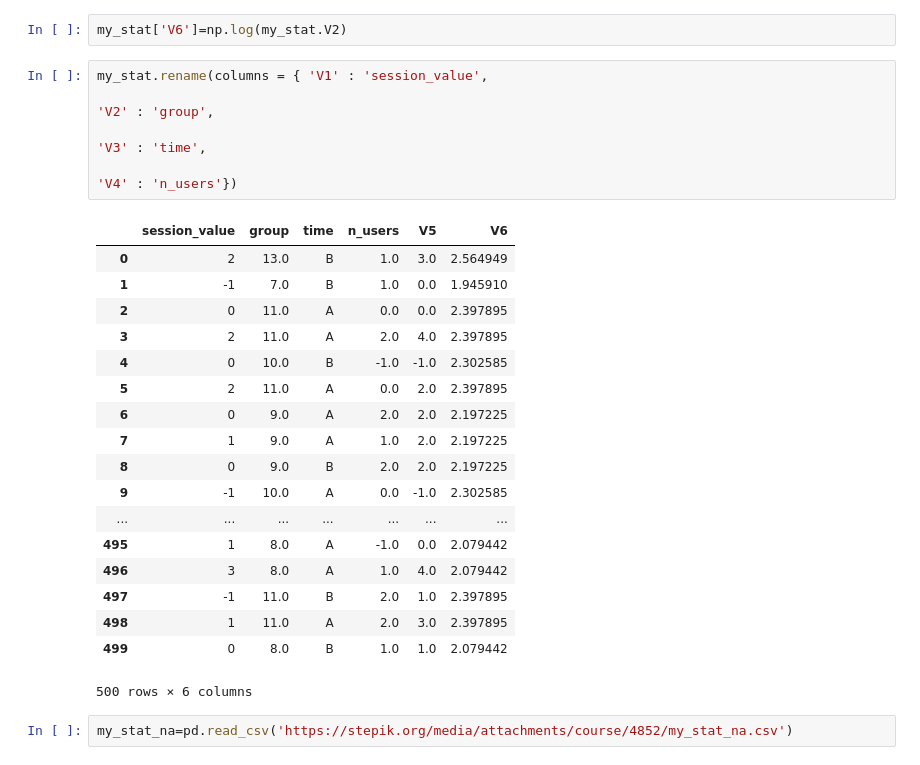
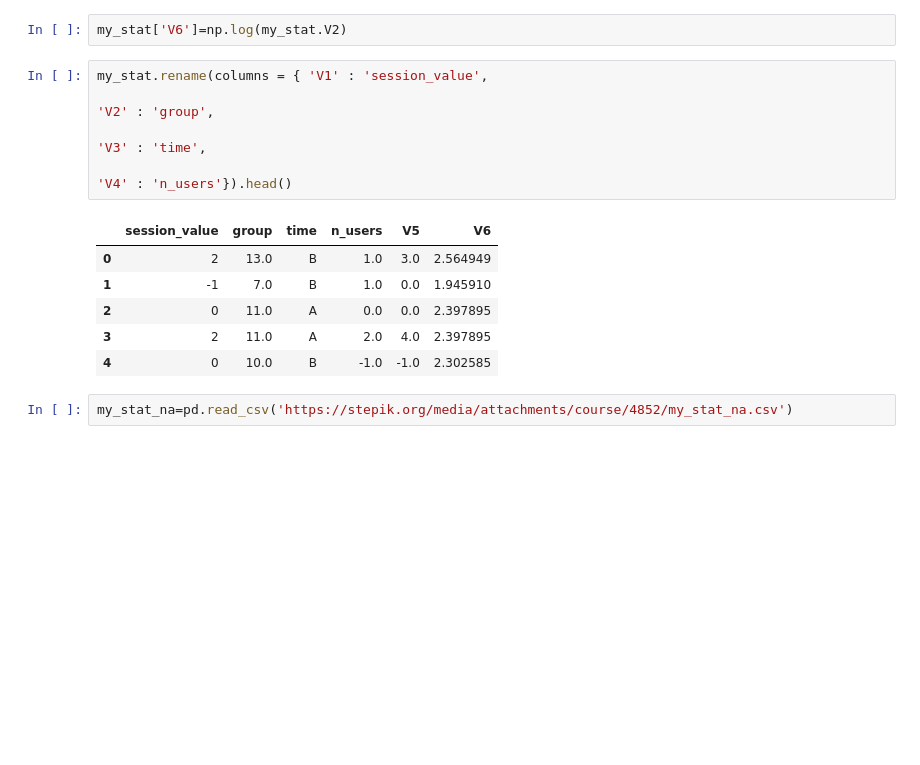
Before and after one commit to Umbamzita/Machine-Learning, a Jupyter notebook: Machine_Learning_stepik_1week.ipynb, the cells around one changed output. Drawn from its saved outputs; the diff is of its cells as text; blank space fills up the shorter version.

```diff
--- a/Machine_Learning_stepik_1week.ipynb
+++ b/Machine_Learning_stepik_1week.ipynb
@@ -476,30 +404,18 @@ my_stat['V6']=np.log(my_stat.V2)
 # %%
 my_stat.rename(columns = { 'V1' : 'session_value',
 
 'V2' : 'group',
 
 'V3' : 'time',
 
-'V4' : 'n_users'})
+'V4' : 'n_users'}).head()
 # %% [output]
 |  | session_value | group | time | n_users | V5 | V6 |
 | 0 | 2 | 13.0 | B | 1.0 | 3.0 | 2.564949 |
 | 1 | -1 | 7.0 | B | 1.0 | 0.0 | 1.945910 |
 | 2 | 0 | 11.0 | A | 0.0 | 0.0 | 2.397895 |
 | 3 | 2 | 11.0 | A | 2.0 | 4.0 | 2.397895 |
 | 4 | 0 | 10.0 | B | -1.0 | -1.0 | 2.302585 |
-| 5 | 2 | 11.0 | A | 0.0 | 2.0 | 2.397895 |
-| 6 | 0 | 9.0 | A | 2.0 | 2.0 | 2.197225 |
-| 7 | 1 | 9.0 | A | 1.0 | 2.0 | 2.197225 |
-| 8 | 0 | 9.0 | B | 2.0 | 2.0 | 2.197225 |
-| 9 | -1 | 10.0 | A | 0.0 | -1.0 | 2.302585 |
-| ... | ... | ... | ... | ... | ... | ... |
-| 495 | 1 | 8.0 | A | -1.0 | 0.0 | 2.079442 |
-| 496 | 3 | 8.0 | A | 1.0 | 4.0 | 2.079442 |
-| 497 | -1 | 11.0 | B | 2.0 | 1.0 | 2.397895 |
-| 498 | 1 | 11.0 | A | 2.0 | 3.0 | 2.397895 |
-| 499 | 0 | 8.0 | B | 1.0 | 1.0 | 2.079442 |
-500 rows × 6 columns
 # %%
 my_stat_na=pd.read_csv('https://stepik.org/media/attachments/course/4852/my_stat_na.csv')
 # %%
```
Also changed, not shown: parts of 14 cells of this notebook.
